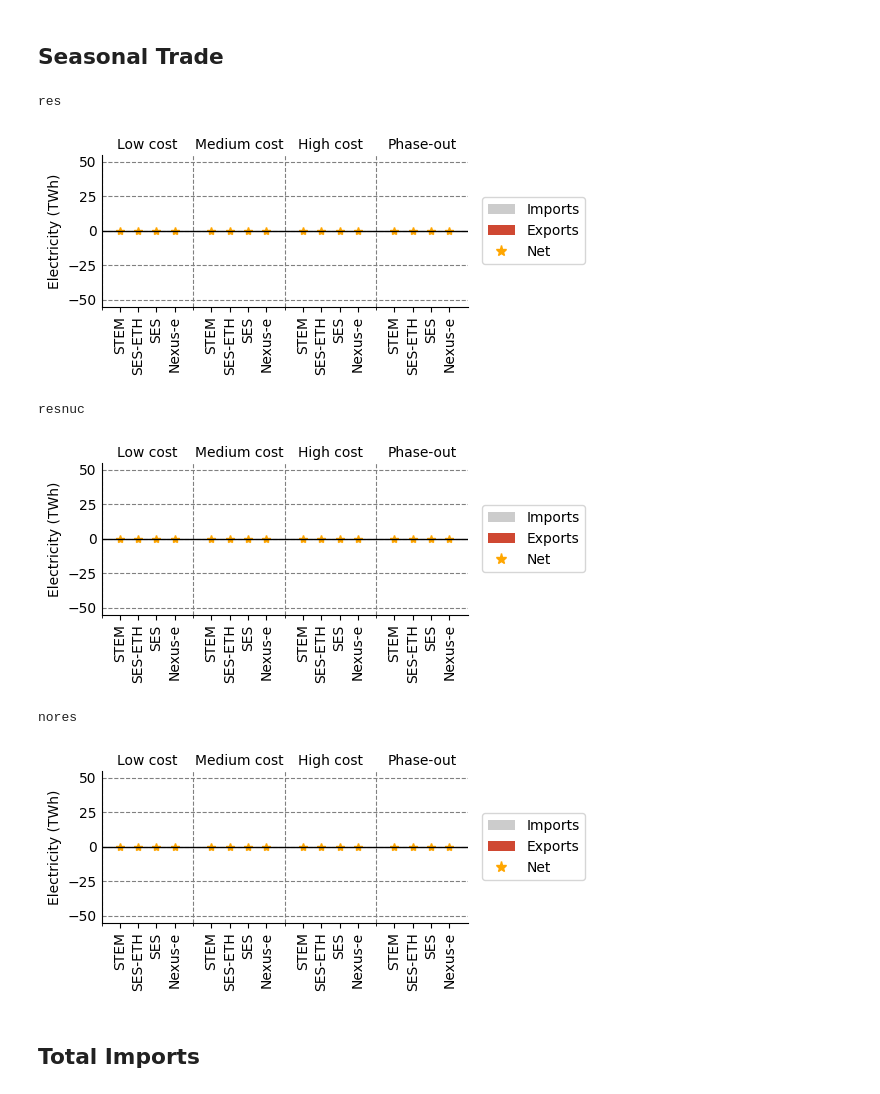
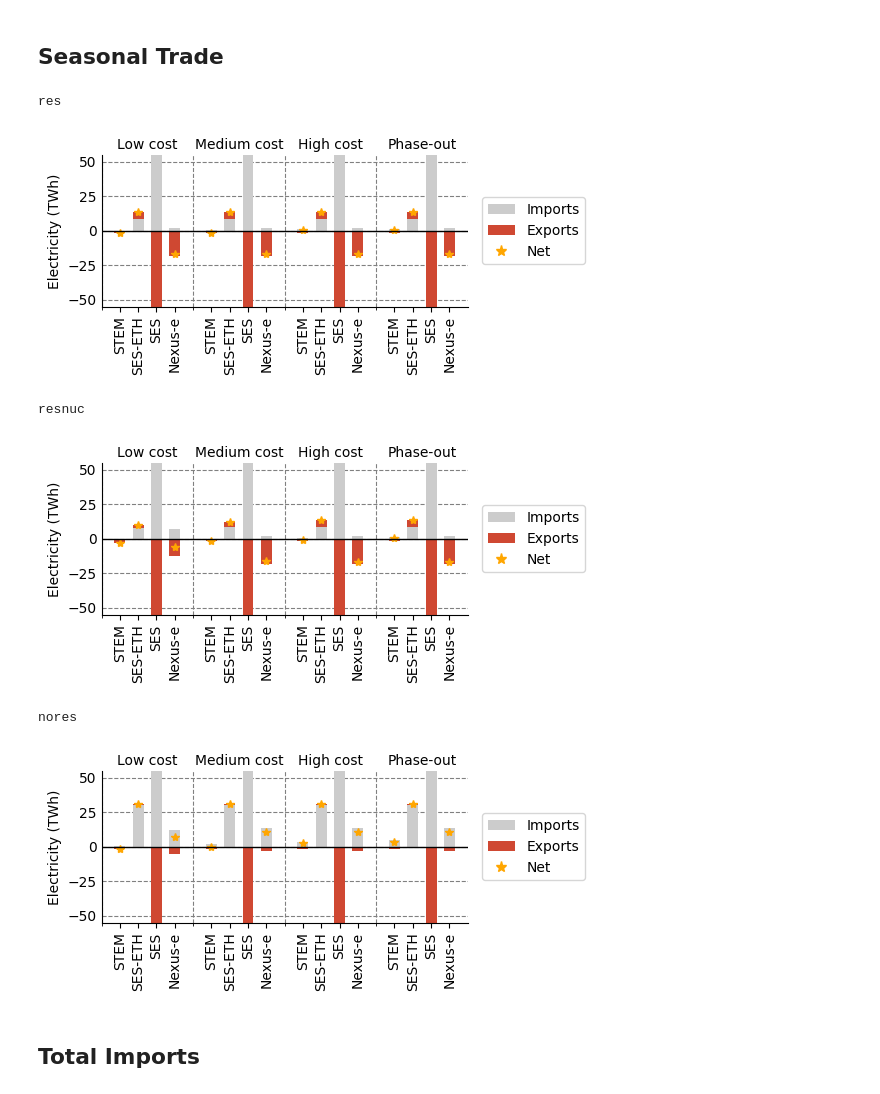
Before and after one commit to rebeccalordan-perret/plots-model-comparison, a Jupyter notebook: cross_comparison_colab.ipynb, the cells around one changed output. Saved outputs shown, nothing was run; the diff lists cells and outputs as text; code cells hidden in the pictures.

Commit message:
Add seasonal trade figures

```diff
--- a/cross_comparison_colab.ipynb
+++ b/cross_comparison_colab.ipynb
@@ -1292,22 +1293,24 @@ nores
 # %% [markdown]
 ## Seasonal Trade
 # %%
-#### Imports and exports -- wacc 5
-fileName = 'seasonal_trade'
+#### Summer imports and exports -- wacc 5
 year = 2050
+wacc: Literal[5, 8] = 5
+season: Literal["summer", "winter"] = "summer"
+fileName = f"seasonal_trade_{season}"
 
 signedVarList = [
     {
         "name": "Imports",
         "varName": "electricity_supply",
-        "techs": ["summer_imports"],
+        "techs": [f"{season}_imports"],
         "sign": +1,
         "color": "#cccccc",
     },
     {
         "name": "Exports",
         "varName": "electricity_consumption",
-        "techs": ["summer_exports"],
+        "techs": [f"{season}_exports"],
         "sign": -1,
         "color": "#CF4832",
     },
@@ -1317,59 +1320,59 @@ scenario_list={
 
     'res': {
         # ('scenario-id','variant'): 'label'
-        ('abroad-res-low','wacc_5'):'Low cost',
-        ('abroad-res-medium','wacc_5'):'Medium cost',
-        ('abroad-res-high','wacc_5'):'High cost',
-        ('abroad-res-phaseout','wacc_5'):'Phase-out',
+        ('abroad-res-low',f"wacc_{wacc}"):'Low cost',
+        ('abroad-res-medium',f"wacc_{wacc}"):'Medium cost',
+        ('abroad-res-high',f"wacc_{wacc}"):'High cost',
+        ('abroad-res-phaseout',f"wacc_{wacc}"):'Phase-out',
 
 
     },
     'resnuc': {
         # ('scenario-id','variant'): 'label'
-        ('abroad-resnuc-low','wacc_5'):'Low cost',
-        ('abroad-resnuc-medium','wacc_5'):'Medium cost',
-        ('abroad-resnuc-high','wacc_5'):'High cost',
-        ('abroad-resnuc-phaseout','wacc_5'):'Phase-out',
+        ('abroad-resnuc-low',f"wacc_{wacc}"):'Low cost',
+        ('abroad-resnuc-medium',f"wacc_{wacc}"):'Medium cost',
+        ('abroad-resnuc-high',f"wacc_{wacc}"):'High cost',
+        ('abroad-resnuc-phaseout',f"wacc_{wacc}"):'Phase-out',
     },
         'nores': {
         # ('scenario-id','variant'): 'label'
-        ('abroad-nores-low','wacc_5'):'Low cost',
-        ('abroad-nores-medium','wacc_5'):'Medium cost',
-        ('abroad-nores-high','wacc_5'):'High cost',
-        ('abroad-nores-phaseout','wacc_5'):'Phase-out',
+        ('abroad-nores-low',f"wacc_{wacc}"):'Low cost',
+        ('abroad-nores-medium',f"wacc_{wacc}"):'Medium cost',
+        ('abroad-nores-high',f"wacc_{wacc}"):'High cost',
+        ('abroad-nores-phaseout',f"wacc_{wacc}"):'Phase-out',
     },
     }
 
 for name, scenarios in scenario_list.items():
     print(name)
     cross_plots.plotBarVerticalSigned(
         listModelsid=listModels,
         listSce=scenarios,
         signedVarList=signedVarList,
         year=year,
         scale=1,
         label="Electricity (TWh)",
         figmax=55,
-        fileName=fileName+"_"+name+'wacc5',
+        fileName=fileName+"_"+name+f"wacc{wacc}",
         invert=False,
         legend=True,
         #pos_legend="upper right",
         pos_legend={# This puts the legend outside-right for vertical plots
                 "loc": "center left",
                 "bbox_to_anchor": (1.02, 0.5),
                 },
         width=12,
         height=5,
         group_by="scenario",  # or "model"
         multi=False,
     )
 # %% [output]
 res
-[figure, old version]
+[figure, new version]
 resnuc
-[figure, old version]
+[figure, new version]
 nores
-[figure, old version]
+[figure, new version]
 # %% [markdown]
 ## Total Imports
 # %%
```
Also changed, not shown: parts of 1 cell of this notebook.
